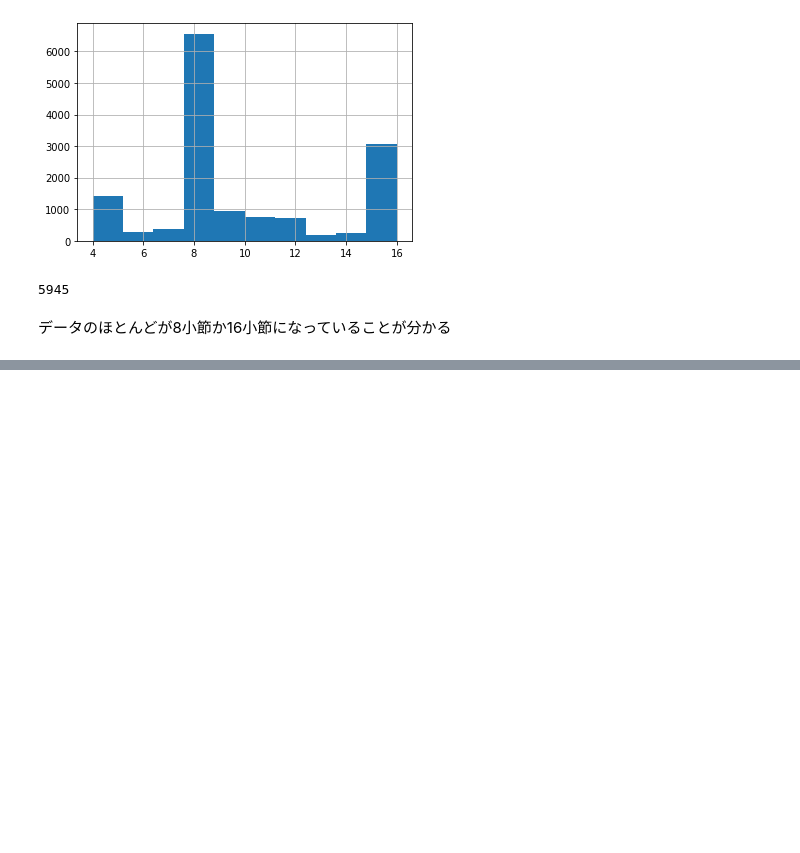
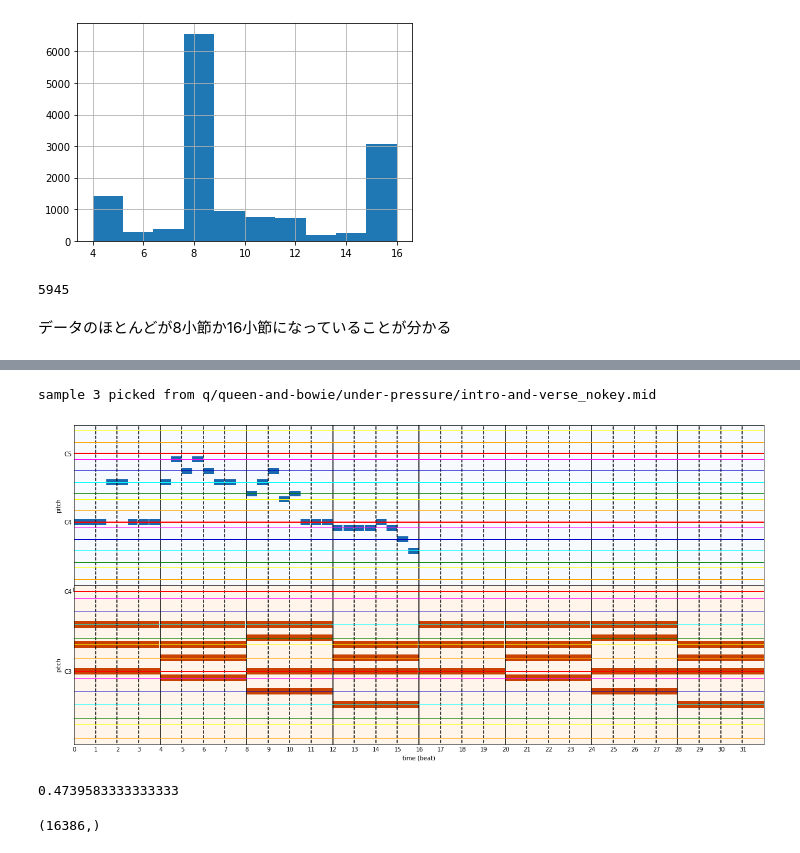
Before and after one commit to fuurin/midi, a Jupyter notebook: TheoryTabAnalysis.ipynb, the cells around one changed output, grey strips where cells are left out. Saved outputs shown, nothing was run; the diff lists cells and outputs as text; code cells hidden in the pictures; blank space fills up the shorter version.

```diff
--- a/TheoryTabAnalysis.ipynb
+++ b/TheoryTabAnalysis.ipynb
@@ -339,0 +480,10 @@ len(df_normal[df_normal['bars'] > 8])
+# %%
+ppr = get_sample(3)
+grid_plot(ppr)
+# %% [output]
+sample 3 picked from q/queen-and-bowie/under-pressure/intro-and-verse_nokey.mid
+[figure, added]
+# %%
+on_note_rate(ppr)
+# %% [output]
+0.4739583333333333
@@ -339,0 +496,13 @@ len(df_normal[df_normal['bars'] > 8])
+# %%
+input_dir = "../datasets/theorytab/pianoroll"
+
+on_note_rate_list = []
+for path in df['path']:
+    ppr = Multitrack(f"{input_dir}/{path}")
+    rate = on_note_rate(ppr)
+    on_note_rate_list.append(rate)
+
+on_note_rate_list = np.array(on_note_rate_list)
+print(on_note_rate_list.shape)
+# %% [output]
+(16386,)
```
Also changed, not shown: parts of 22 cells of this notebook, 1 other file.
